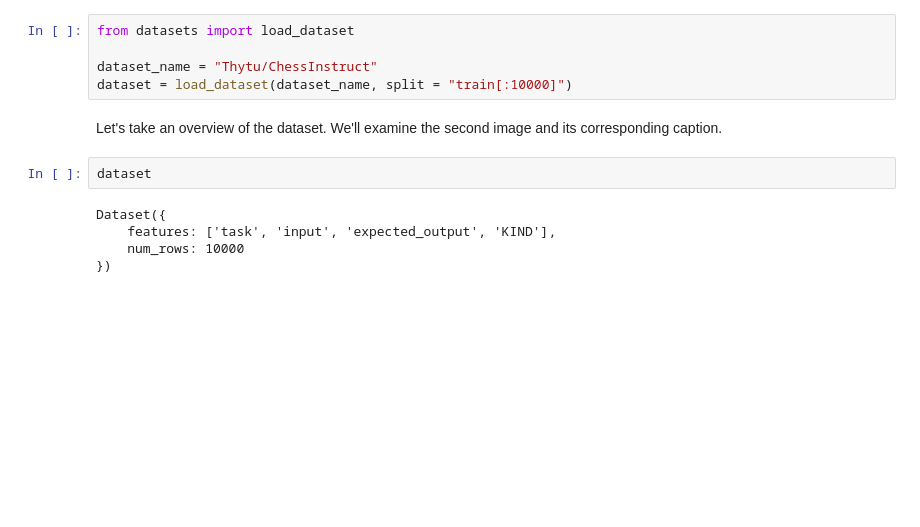
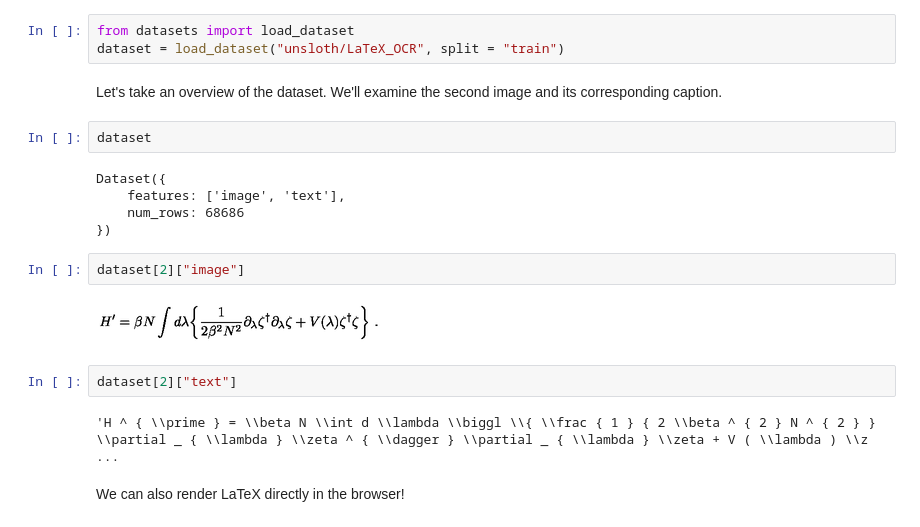
Before and after one commit to lingduoduo/Docker, a Jupyter notebook: Colab-FineTune/Gemma4_(E4B)_Multimodal_vision.ipynb, the cells around one changed output. Saved outputs shown, nothing was run; the diff lists cells and outputs as text; blank space fills up the shorter version.

```diff
--- a/Colab-FineTune/Gemma3_(4B)_Vision.ipynb
+++ b/Colab-FineTune/Gemma4_(E4B)_Multimodal_vision.ipynb
@@ -80,15 +94,23 @@ We'll use a sampled dataset of handwritten math formulas. The objective is to co
 You can access the dataset [here](https://huggingface.co/datasets/unsloth/LaTeX_OCR). The full dataset is [here](https://huggingface.co/datasets/linxy/LaTeX_OCR).
 # %%
 from datasets import load_dataset
-
-dataset_name = "Thytu/ChessInstruct"
-dataset = load_dataset(dataset_name, split = "train[:10000]")
+dataset = load_dataset("unsloth/LaTeX_OCR", split = "train")
 # %% [markdown]
 Let's take an overview of the dataset. We'll examine the second image and its corresponding caption.
 # %%
 dataset
 # %% [output]
 Dataset({
-    features: ['task', 'input', 'expected_output', 'KIND'],
-    num_rows: 10000
+    features: ['image', 'text'],
+    num_rows: 68686
 })
+# %%
+dataset[2]["image"]
+# %% [output]
+[figure, added]
+# %%
+dataset[2]["text"]
+# %% [output]
+'H ^ { \\prime } = \\beta N \\int d \\lambda \\biggl \\{ \\frac { 1 } { 2 \\beta ^ { 2 } N ^ { 2 } } \\partial _ { \\lambda } \\zeta ^ { \\dagger } \\partial _ { \\lambda } \\zeta + V ( \\lambda ) \\z ...
+# %% [markdown]
+We can also render LaTeX directly in the browser!
```
Also changed, not shown: parts of 46 cells of this notebook.
